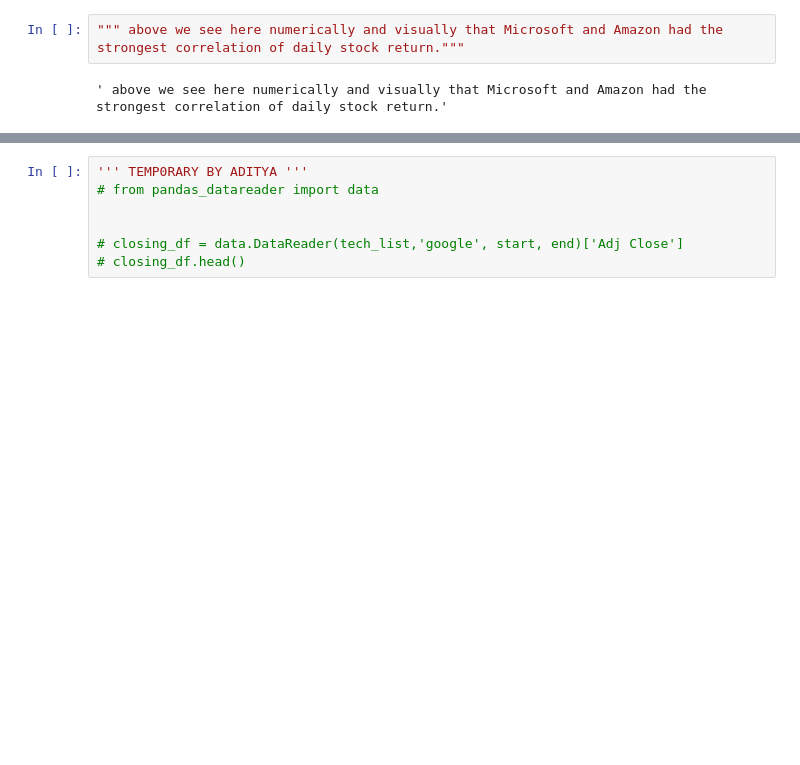
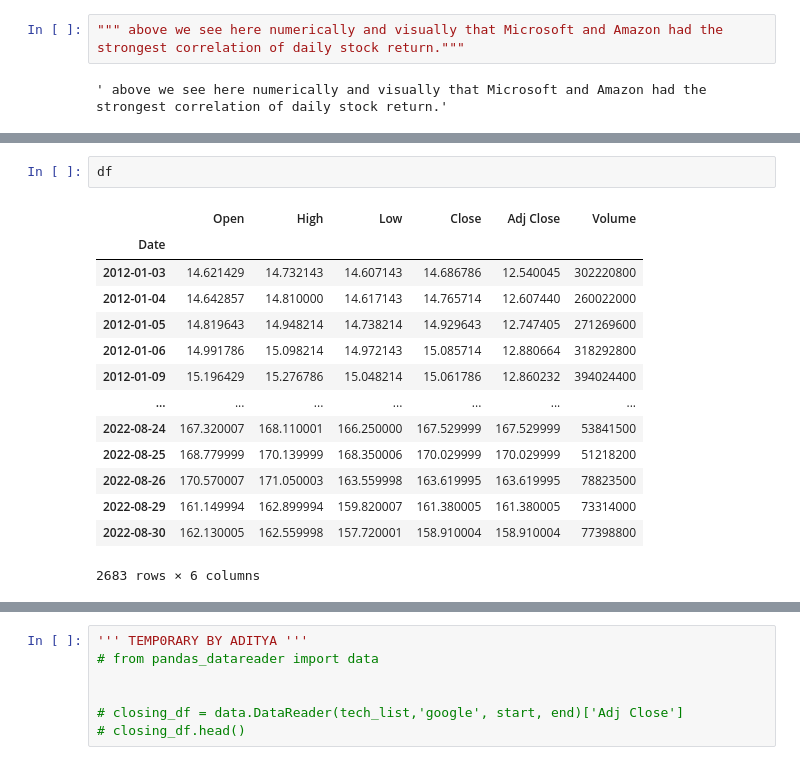
Before and after one commit to BANZOM/Stock_Market_Price_Prediction_by_LSTM, a Jupyter notebook: stocks_market_prediction_usingLSTM.ipynb, the cells around one changed output, grey strips where cells are left out. Drawn from its saved outputs; the diff is of its cells as text; blank space fills up the shorter version.

```diff
--- a/stocks_market_prediction_usingLSTM.ipynb
+++ b/stocks_market_prediction_usingLSTM.ipynb
@@ -364,0 +388,17 @@ sns.heatmap(closing_df.corr(), annot=True, cmap='summer')
+# %%
+df
+# %% [output]
+|  | Open | High | Low | Close | Adj Close | Volume |
+| Date |  |  |  |  |  |  |
+| 2012-01-03 | 14.621429 | 14.732143 | 14.607143 | 14.686786 | 12.540045 | 302220800 |
+| 2012-01-04 | 14.642857 | 14.810000 | 14.617143 | 14.765714 | 12.607440 | 260022000 |
+| 2012-01-05 | 14.819643 | 14.948214 | 14.738214 | 14.929643 | 12.747405 | 271269600 |
+| 2012-01-06 | 14.991786 | 15.098214 | 14.972143 | 15.085714 | 12.880664 | 318292800 |
+| 2012-01-09 | 15.196429 | 15.276786 | 15.048214 | 15.061786 | 12.860232 | 394024400 |
+| ... | ... | ... | ... | ... | ... | ... |
+| 2022-08-24 | 167.320007 | 168.110001 | 166.250000 | 167.529999 | 167.529999 | 53841500 |
+| 2022-08-25 | 168.779999 | 170.139999 | 168.350006 | 170.029999 | 170.029999 | 51218200 |
+| 2022-08-26 | 170.570007 | 171.050003 | 163.559998 | 163.619995 | 163.619995 | 78823500 |
+| 2022-08-29 | 161.149994 | 162.899994 | 159.820007 | 161.380005 | 161.380005 | 73314000 |
+| 2022-08-30 | 162.130005 | 162.559998 | 157.720001 | 158.910004 | 158.910004 | 77398800 |
+2683 rows × 6 columns
```
Also changed, not shown: parts of 25 cells of this notebook.
